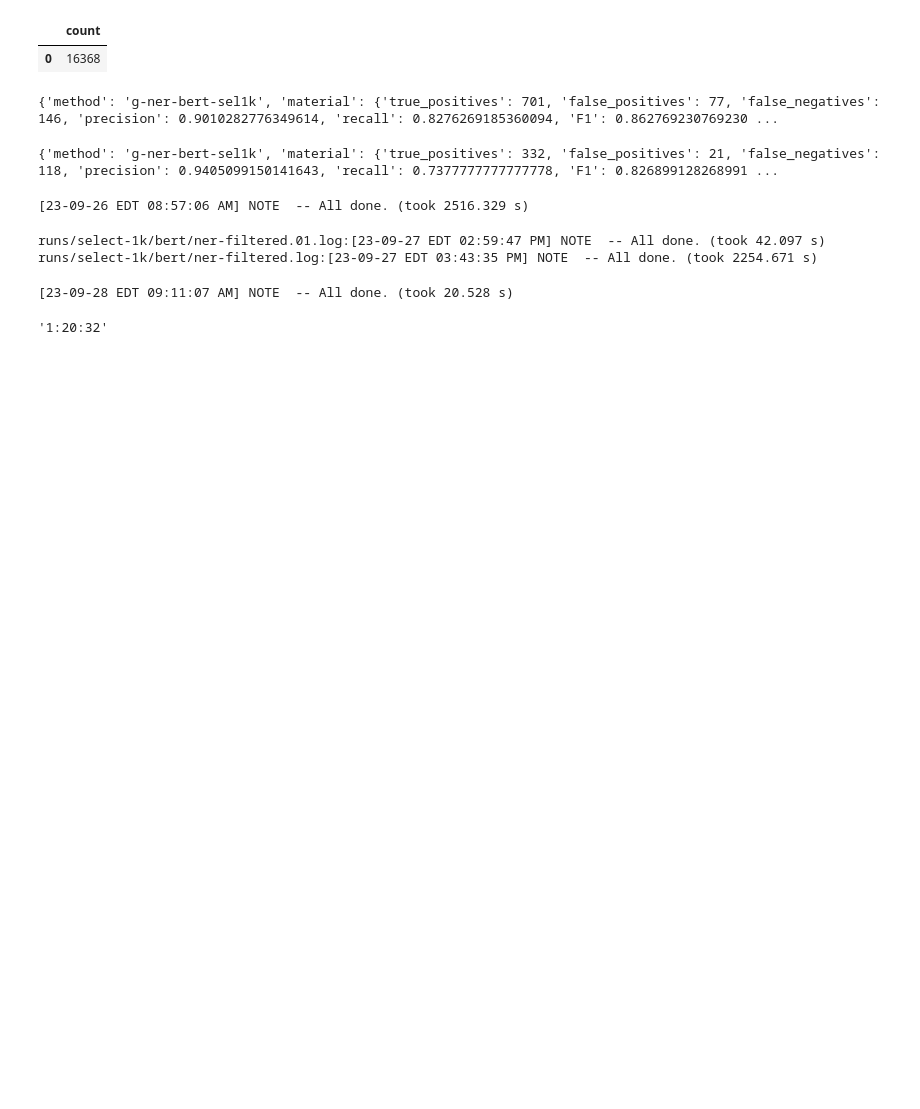
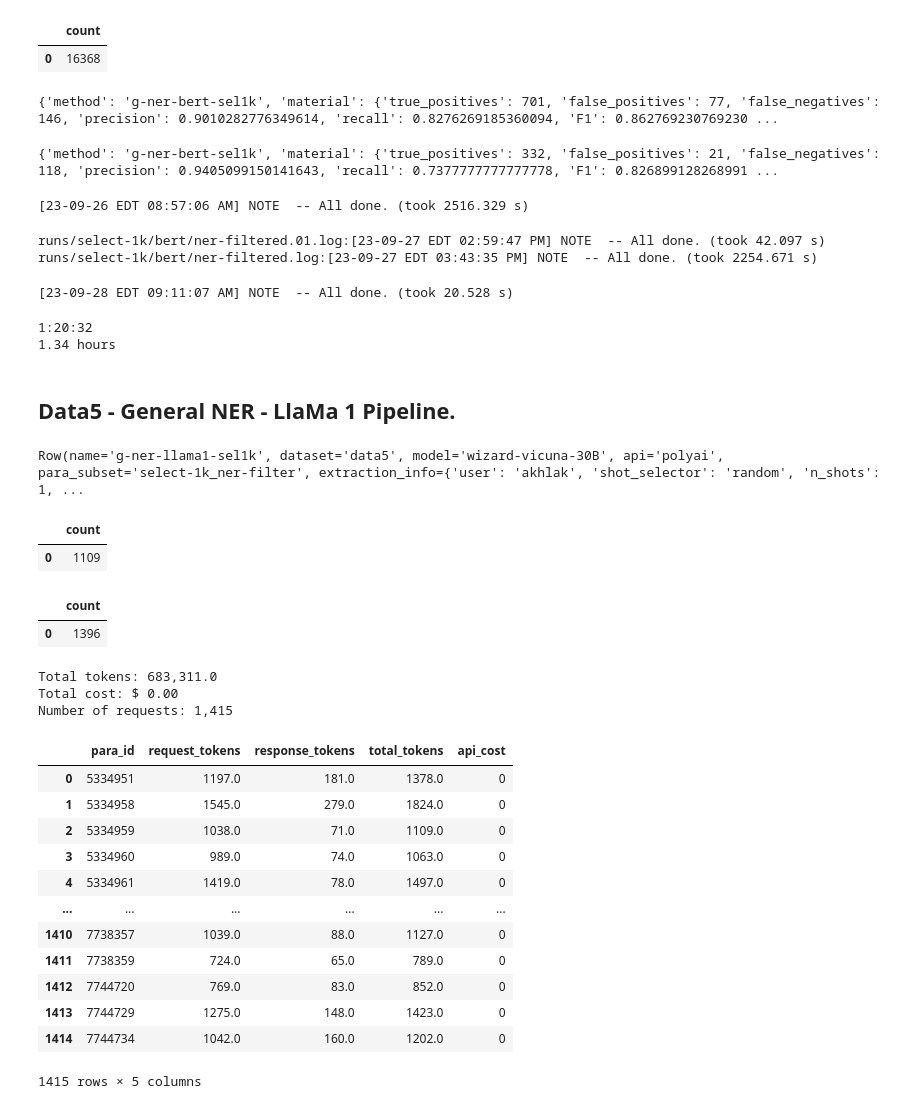
Before and after one commit to Ramprasad-Group/PromptDataExtraction, a Jupyter notebook: notebooks/Analyze-Select-1k.ipynb, the cells around one changed output. Drawn from its saved outputs; the diff is of its cells as text; code cells hidden in the pictures; blank space fills up the shorter version.

```diff
--- a/notebooks/Analyze-Select-1k.ipynb
+++ b/notebooks/Analyze-Select-1k.ipynb
@@ -145,8 +153,68 @@ runs/select-1k/bert/ner-filtered.log:[23-09-27 EDT 03:43:35 PM] NOTE  -- All don
 !grep "All done." runs/select-1k/bert/metrics*.log
 # %% [output]
 [23-09-28 EDT 09:11:07 AM] NOTE  -- All done. (took 20.528 s)
-# %%
-# Total time on the pipeline.
-str(datetime.timedelta(seconds = 2516 + 42 + 2254 + 20))
-# %% [output]
-'1:20:32'
+# %%
+timings(2516 + 42 + 2254 + 20)
+# %% [output]
+1:20:32
+1.34 hours
+# %% [markdown]
+## Data5 - General NER - LlaMa 1 Pipeline.
+# %%
+method = postgres.raw_sql("""
+    Select * From extraction_methods Where dataset = 'data5';
+""")[0]
+method
+# %% [output]
+Row(name='g-ner-llama1-sel1k', dataset='data5', model='wizard-vicuna-30B', api='polyai', para_subset='select-1k_ner-filter', extraction_info={'user': 'akhlak', 'shot_selector': 'random', 'n_shots': 1, ...
+# %%
+# Number of materials extracted.
+execute("""
+        SELECT count(*) FROM extracted_materials em
+        WHERE em.method_id = :mid;
+
+        """, mid=method.id)
+# %% [output]
+|  | count |
+| 0 | 1109 |
+# %%
+# Number of properties extracted.
+execute("""
+        SELECT count(*) FROM extracted_properties ep
+        WHERE ep.method_id = :mid;
+
+        """, mid=method.id)
+# %% [output]
+|  | count |
+| 0 | 1396 |
+# %%
+# Number of tokens.
+df = execute("""
+             SELECT para_id, request_tokens, response_tokens, request_tokens + response_tokens AS total_tokens
+             FROM  api_requests ar WHERE ar.method_id = :mid;
+
+             """, mid=method.id)
+
+df['api_cost'] = 0
+
+print(f"Total tokens: {df['total_tokens'].sum():,}")
+print(f"Total cost: $ {df['api_cost'].sum():.2f}")
+print(f"Number of requests: {df.shape[0]:,}")
+df
+# %% [output]
+Total tokens: 683,311.0
+Total cost: $ 0.00
+Number of requests: 1,415
+|  | para_id | request_tokens | response_tokens | total_tokens | api_cost |
+| 0 | 5334951 | 1197.0 | 181.0 | 1378.0 | 0 |
+| 1 | 5334958 | 1545.0 | 279.0 | 1824.0 | 0 |
+| 2 | 5334959 | 1038.0 | 71.0 | 1109.0 | 0 |
+| 3 | 5334960 | 989.0 | 74.0 | 1063.0 | 0 |
+| 4 | 5334961 | 1419.0 | 78.0 | 1497.0 | 0 |
+| ... | ... | ... | ... | ... | ... |
+| 1410 | 7738357 | 1039.0 | 88.0 | 1127.0 | 0 |
+| 1411 | 7738359 | 724.0 | 65.0 | 789.0 | 0 |
+| 1412 | 7744720 | 769.0 | 83.0 | 852.0 | 0 |
+| 1413 | 7744729 | 1275.0 | 148.0 | 1423.0 | 0 |
+| 1414 | 7744734 | 1042.0 | 160.0 | 1202.0 | 0 |
+1415 rows × 5 columns
```
Also changed, not shown: parts of 13 cells of this notebook.
